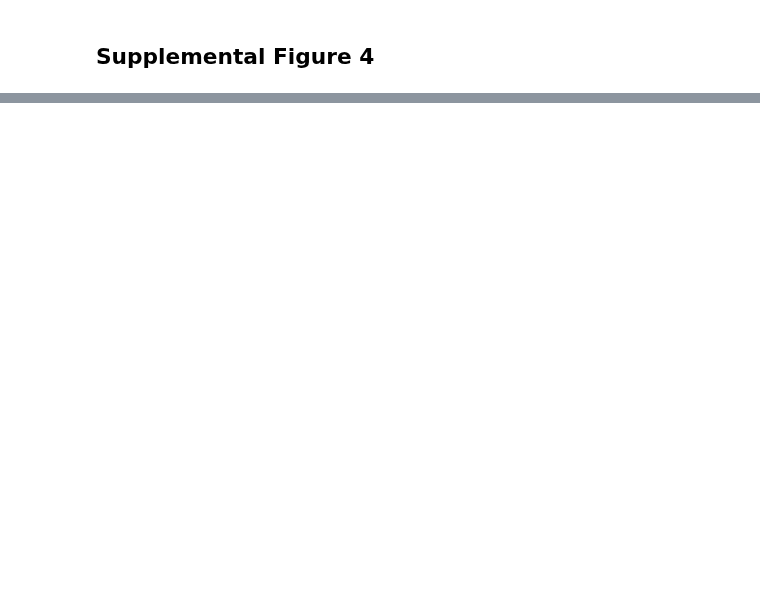
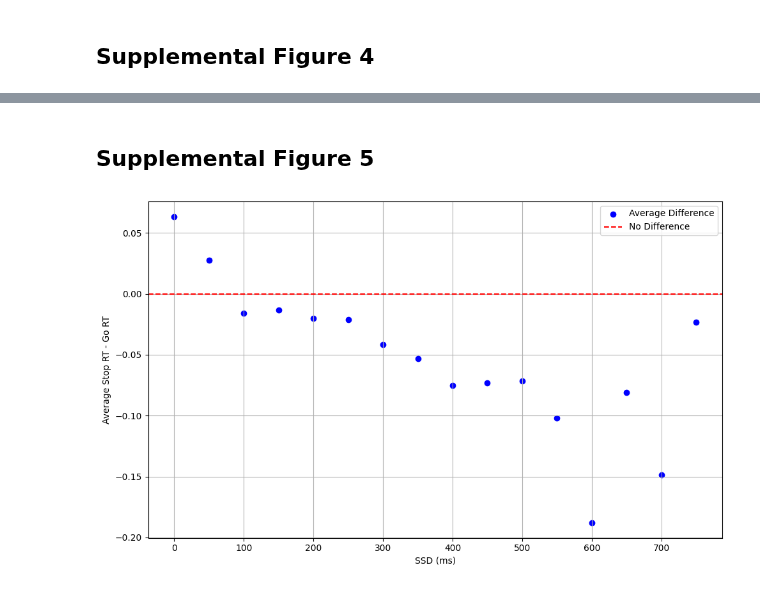
Before and after one commit to kriti-ach/SharedControlPaper, a Jupyter notebook: notebooks/08_generate_supplemental_figures.ipynb, the cells around one changed output, grey strips where cells are left out. Drawn from its saved outputs; the diff is of its cells as text; code cells hidden in the pictures; blank space fills up the shorter version.

```diff
--- a/notebooks/08_generate_supplemental_figures.ipynb
+++ b/notebooks/08_generate_supplemental_figures.ipynb
@@ -260,0 +228,15 @@ frequency_of_responses_to_survey(question_list, survey_scores)
+# %% [markdown]
+## Supplemental Figure 5
+# %%
+plt.figure(figsize=(10, 6))
+plt.scatter(final_aggregated_results['ssd'], final_aggregated_results['avg_difference'], color='blue', label='Average Difference')
+plt.xlabel('SSD (ms)')
+plt.ylabel('Average Stop RT - Go RT')
+plt.axhline(0, color='red', linestyle='--', label='No Difference')
+plt.legend()
+plt.grid()
+plt.tight_layout()
+plt.savefig(f'{parent_directory}/figures/figureS5.png')
+plt.show()
+# %% [output]
+[figure, added]
```
Also changed, not shown: parts of 10 cells of this notebook, 37 other files.
